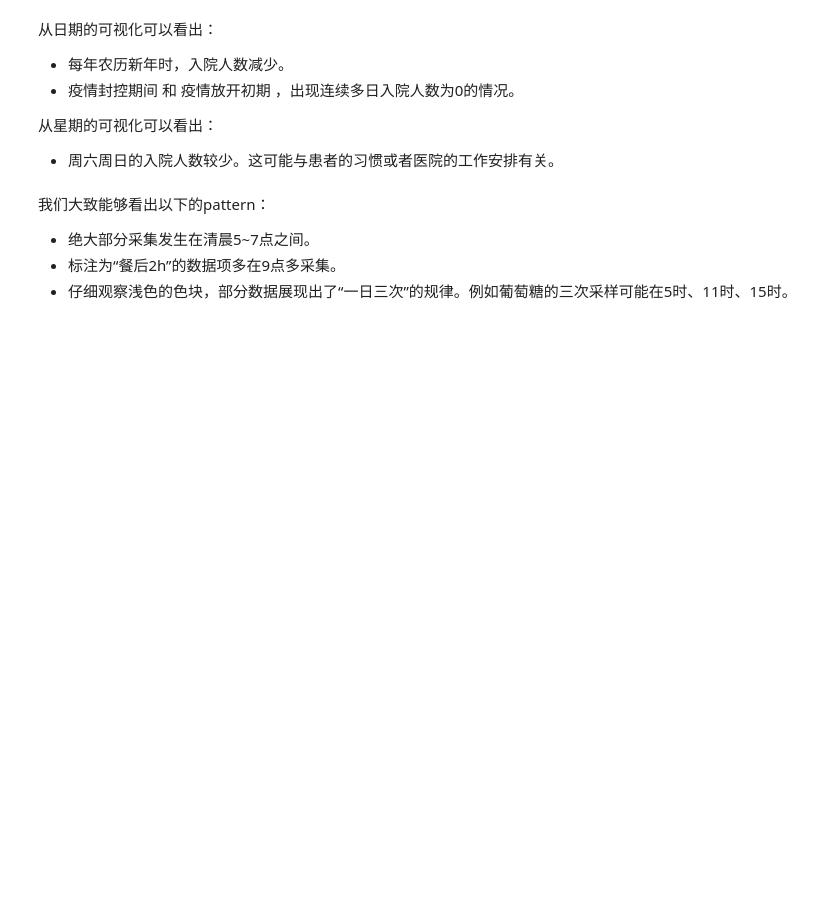
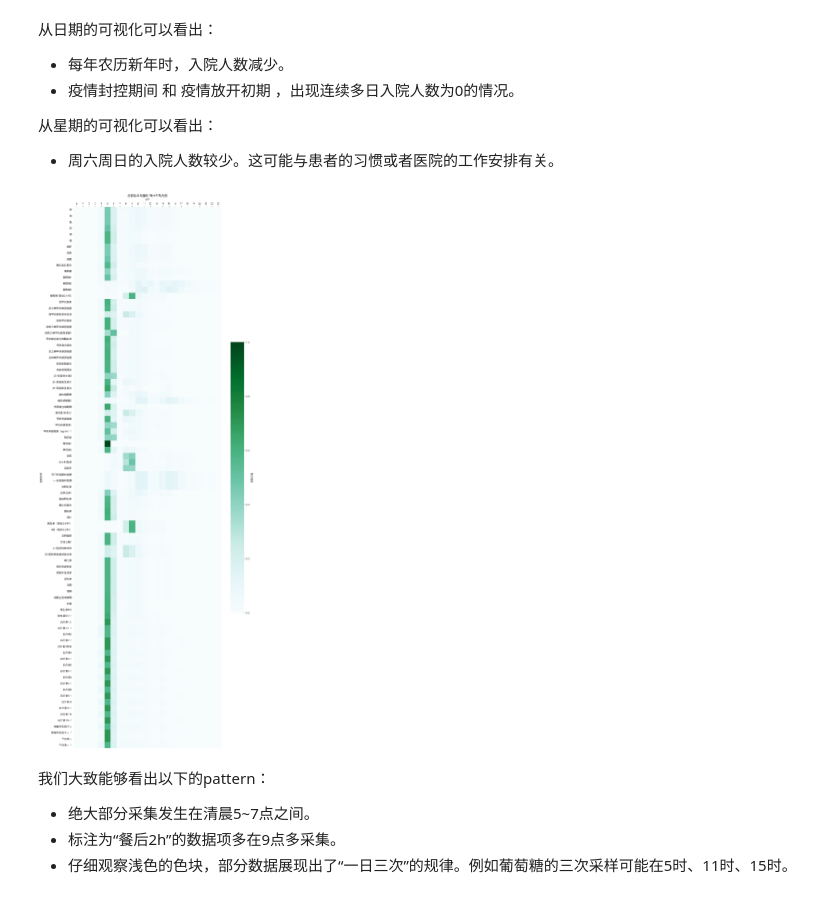
Before and after one commit to Cxy-UwU/Data-Analysis-and-Mining-Workshop, a Jupyter notebook: src/overview.ipynb, the cells around one changed output. Drawn from its saved outputs; the diff is of its cells as text; code cells hidden in the pictures; blank space fills up the shorter version.

```diff
--- a/src/overview.ipynb
+++ b/src/overview.ipynb
@@ -138,36 +176,41 @@ plt.show()
 # %%
 import seaborn as sns
 
 df = df_backup.copy()
 
 columns_to_analyze = df.columns[8:]
-df['采集小时']= pd.to_datetime(df['采集时间']).dt.hour
+df['采集小时'] = pd.to_datetime(df['采集时间']).dt.hour
 # 选择需要分析的检查名称列
 
 # 创建一个矩阵，行是检查名称，列是小时，值是每小时的采集次数
-heatmap_data = pd.DataFrame(0, index=columns_to_analyze, columns=range(24))
+heatmap_data = pd.DataFrame(0.0, index=columns_to_analyze, columns=range(24))
 
 for col in columns_to_analyze:
     if col in df.columns:
         hour_counts = df.loc[df[col].notnull(), '采集小时'].value_counts()
+        total_counts = hour_counts.sum()
         for hour, count in hour_counts.items():
             heatmap_data.loc[col, hour] = count
+            heatmap_data.loc[col, hour] = heatmap_data.loc[col, hour] / total_counts # 若要计算占比
 
 # 绘制热力图
 plt.figure(figsize=(12, 30))  # 调整图形大小以适应检查名称
 # 特意绘制成 Github commit cnt 的颜色
-sns.heatmap(heatmap_data, annot=False, fmt='d', cmap='BuGn', cbar_kws={'label': '采集次数', 'shrink': 0.5}, linewidths=0, linecolor='black', square=False)
+sns.heatmap(heatmap_data, annot=False, fmt='d', cmap='BuGn', cbar_kws={'label': '采集次数', 'shrink': 0.5},
+            linewidths=0, linecolor='black', square=False)
 plt.gca().spines['top'].set_visible(True)
 plt.gca().spines['right'].set_visible(True)
 plt.gca().spines['bottom'].set_visible(True)
 plt.gca().spines['left'].set_visible(True)
 plt.xlabel('小时', labelpad=10)
 plt.gca().xaxis.set_label_position('top')
 plt.gca().xaxis.tick_top()
 plt.ylabel('检查名称')
 plt.title('检查结果采集时间分布热力图')
 plt.tight_layout()
 plt.show()
+# %% [output]
+[figure, added]
 # %% [markdown]
 我们大致能够看出以下的pattern：
 - 绝大部分采集发生在清晨5\~7点之间。
```
Also changed, not shown: parts of 6 cells of this notebook, 1 other file.
